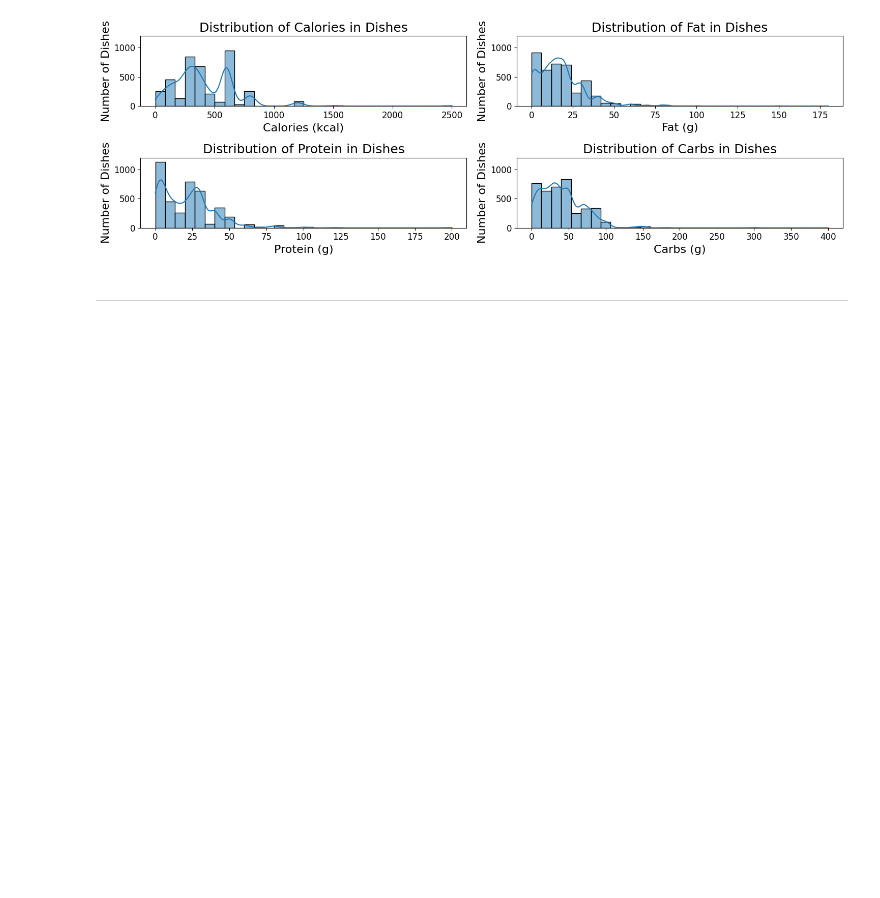
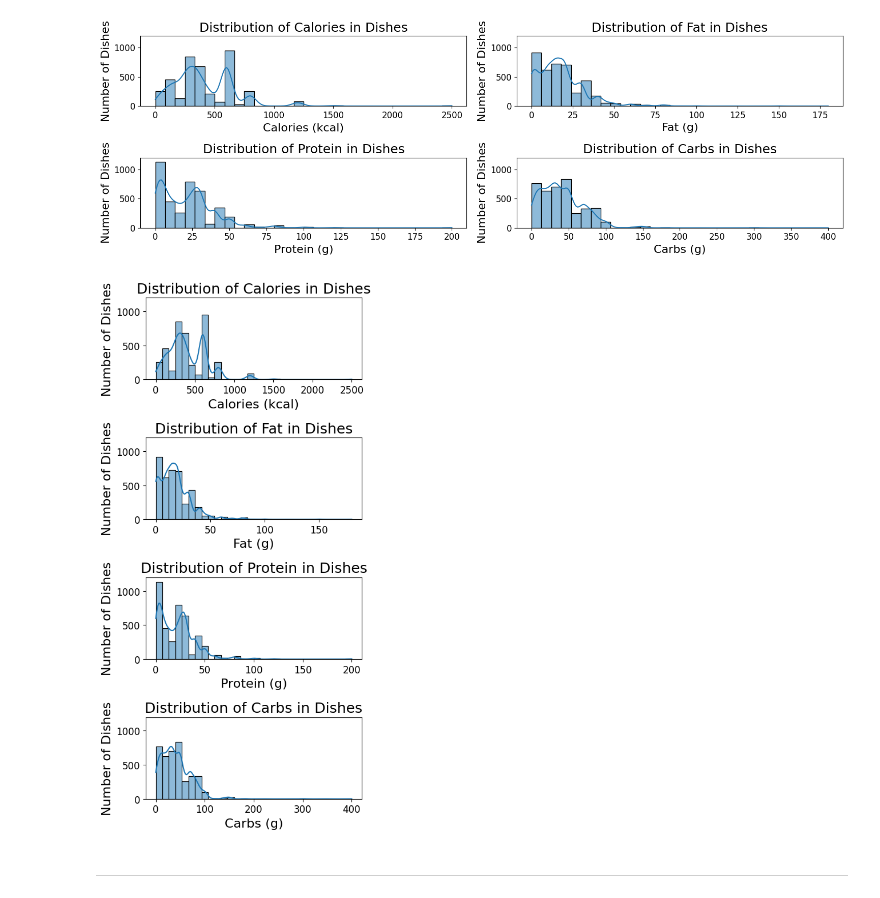
Before and after one commit to chelseanbr/smolvlm-nutrition-vqa, a Jupyter notebook: notebooks/eda.ipynb, the cells around one changed output. Saved outputs shown, nothing was run; the diff lists cells and outputs as text; code cells hidden in the pictures; blank space fills up the shorter version.

```diff
--- a/notebooks/eda.ipynb
+++ b/notebooks/eda.ipynb
@@ -384,6 +384,63 @@ plt.tight_layout()
 plt.show()
 # %% [output]
 [figure]
+# %%
+# binsize = int(np.sqrt(len(answers_2)))
+binsize = 30
+
+fig, axs = plt.subplots(4, 1, figsize=(5, 10))
+sns.histplot(data=answers_2, x='Calories', kde=True, bins=binsize, ax=axs[0])
+axs[0].set_title('Distribution of Calories in Dishes')
+axs[0].set_xlabel('Calories (kcal)')
+axs[0].set_ylabel('Number of Dishes')
+sns.histplot(data=answers_2, x='Fat', kde=True, bins=binsize, ax=axs[1])
+axs[1].set_title('Distribution of Fat in Dishes')
+axs[1].set_xlabel('Fat (g)')
+axs[1].set_ylabel('Number of Dishes')
+sns.histplot(data=answers_2, x='Protein', kde=True, bins=binsize, ax=axs[2])
+axs[2].set_title('Distribution of Protein in Dishes')
+axs[2].set_xlabel('Protein (g)')
+axs[2].set_ylabel('Number of Dishes')
+sns.histplot(data=answers_2, x='Carbs', kde=True, bins=binsize, ax=axs[3])
+axs[3].set_title('Distribution of Carbs in Dishes')
+axs[3].set_xlabel('Carbs (g)')
+axs[3].set_ylabel('Number of Dishes')
+# share the same y-axis scale
+ymax = 1200
+axs[0].set_ylim(0, ymax)
+axs[1].set_ylim(0, ymax)
+axs[2].set_ylim(0, ymax)
+axs[3].set_ylim(0, ymax)
+plt.tight_layout()
+plt.show()
+
+# fig, axs = plt.subplots(2, 2, figsize=(15, 5))
+# sns.histplot(data=answers_2, x='Calories', kde=True, bins=binsize, ax=axs[0, 0])
+# axs[0, 0].set_title('Distribution of Calories in Dishes')
+# axs[0, 0].set_xlabel('Calories (kcal)')
+# axs[0, 0].set_ylabel('Number of Dishes')
+# sns.histplot(data=answers_2, x='Fat', kde=True, bins=binsize, ax=axs[0, 1])
+# axs[0, 1].set_title('Distribution of Fat in Dishes')
+# axs[0, 1].set_xlabel('Fat (g)')
+# axs[0, 1].set_ylabel('Number of Dishes')
+# sns.histplot(data=answers_2, x='Protein', kde=True, bins=binsize, ax=axs[1, 0])
+# axs[1, 0].set_title('Distribution of Protein in Dishes')
+# axs[1, 0].set_xlabel('Protein (g)')
+# axs[1, 0].set_ylabel('Number of Dishes')
+# sns.histplot(data=answers_2, x='Carbs', kde=True, bins=binsize, ax=axs[1, 1])
+# axs[1, 1].set_title('Distribution of Carbs in Dishes')
+# axs[1, 1].set_xlabel('Carbs (g)')
+# axs[1, 1].set_ylabel('Number of Dishes')
+# # share the same y-axis scale
+# ymax = 1200
+# axs[0, 0].set_ylim(0, ymax)
+# axs[0, 1].set_ylim(0, ymax)
+# axs[1, 0].set_ylim(0, ymax)
+# axs[1, 1].set_ylim(0, ymax)
+# plt.tight_layout()
+# plt.show()
+# %% [output]
+[figure, added]
 # %% [markdown]
 ---
 # %% [markdown]
```
Also changed, not shown: parts of 1 cell of this notebook, 3 other files.
